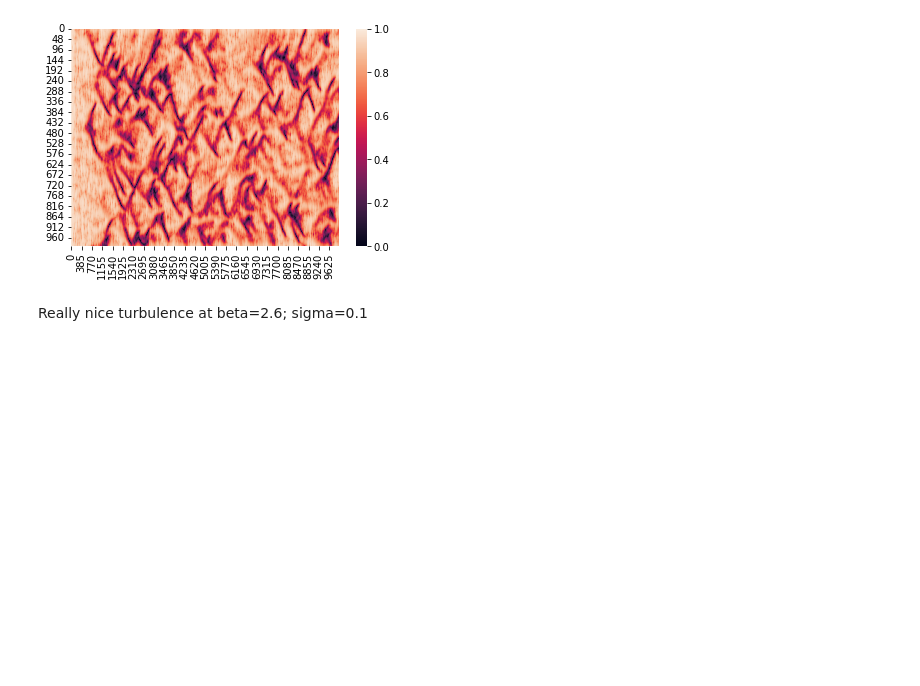
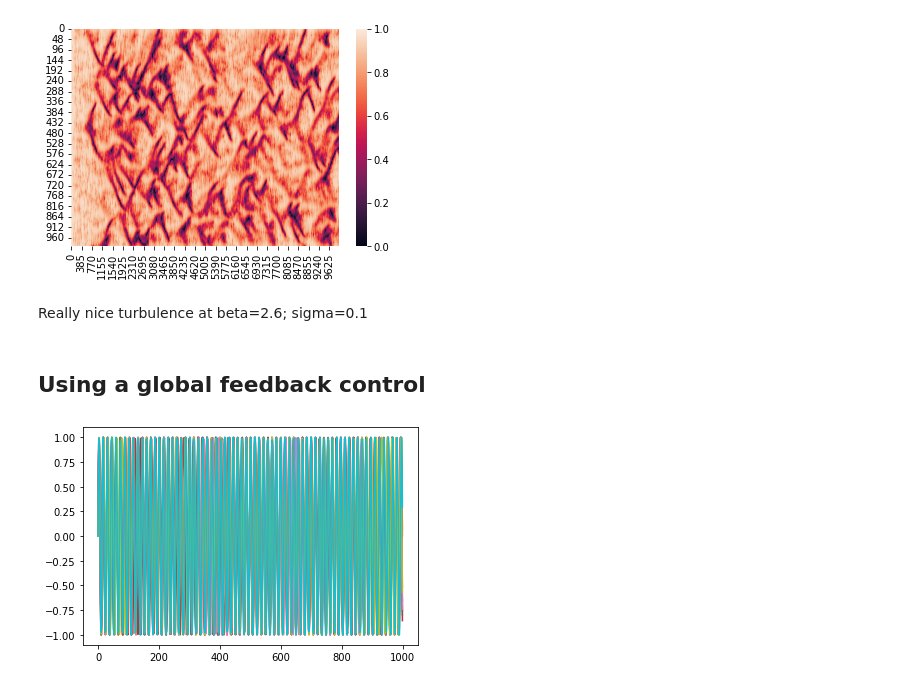
Before and after one commit to rnartallo/turbulencecontrol, a Jupyter notebook: TurbulenceControl.ipynb, the cells around one changed output. Cells and saved outputs as stored; diff of their text form; code cells hidden in the pictures; blank space fills up the shorter version.

Commit message:
Feedback control to reduce turbulence in system

```diff
--- a/TurbulenceControl.ipynb
+++ b/TurbulenceControl.ipynb
@@ -62,0 +63,26 @@ Really nice turbulence at beta=2.6; sigma=0.1
+# %% [markdown]
+## Using a global feedback control
+# %%
+#Control param
+mu = 0.2
+
+#Simulation parameters
+#Model parameters
+N=1000; T=1000; delta_x=0.1; beta=2.6; sigma=0.1; K=0.05
+#Latent parameters
+alpha = np.angle(complex(1,beta)); w=beta+1; D= (sigma/K)*np.sqrt(1+beta**2)
+#Coupling function
+def G(x):
+    return 0.5*np.exp(-np.abs(x))
+#Integration parameters
+#phi_0 = np.random.uniform(low=0,high=2*np.pi,size=N)
+phi_0=np.zeros(N)
+num_points = 10000; t_0=0
+# %%
+sol_c,t_c = model_c.SolvePhaseHopfModelControlled(phi_0,T,N,w,G,num_points,t_0,delta_x,alpha,D,mu)
+bounded_sol_c=np.mod(sol_c,2*np.pi)
+# %%
+for j in range(0,10):
+    sbn.lineplot(np.sin(sol_c[j,:]))
+# %% [output]
+[figure, added]
```
Also changed, not shown: parts of 8 cells of this notebook, 2 other files.
